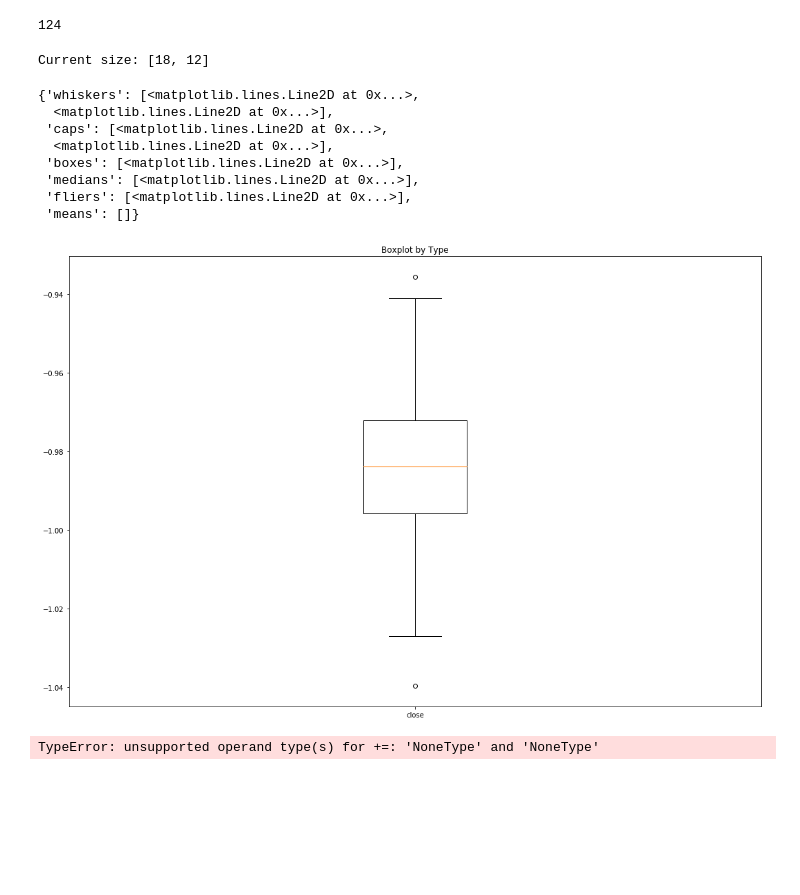
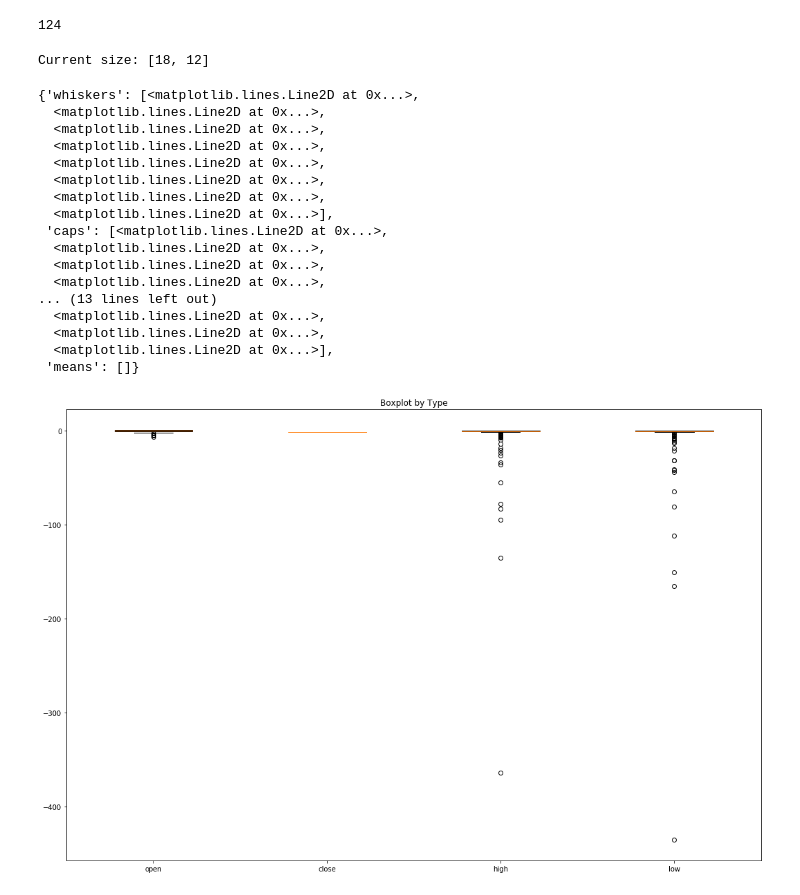
Before and after one commit to lutzkuen/algoTrading, a Jupyter notebook: data/visualize_estimators.ipynb, the cells around one changed output. Drawn from its saved outputs; the diff is of its cells as text; code cells hidden in the pictures; blank space fills up the shorter version.

```diff
--- a/data/visualize_estimators.ipynb
+++ b/data/visualize_estimators.ipynb
@@ -63,38 +63,31 @@ len(ope)
 # %%
 fig1, ax1 = plt.subplots()
 fig_size = plt.rcParams["figure.figsize"]
 print("Current size: " + str(fig_size))
 fig_size[0] = 18
 fig_size[1] = 12
 ax1.set_title('Boxplot by Type')
-#ax1.boxplot([ope, clo, hig, low], labels = ['open', 'close', 'high', 'low'])
-ax1.boxplot([clo], labels = ['close'])
+ax1.boxplot([ope, clo, hig, low], labels = ['open', 'close', 'high', 'low'])
+#ax1.boxplot([clo], labels = ['close'])
 # Get current size
 #plt.rcParams["figure.figsize"] = fig_size
 # %% [output]
 Current size: [18, 12]
 {'whiskers': [<matplotlib.lines.Line2D at 0x...>,
+  <matplotlib.lines.Line2D at 0x...>,
+  <matplotlib.lines.Line2D at 0x...>,
+  <matplotlib.lines.Line2D at 0x...>,
+  <matplotlib.lines.Line2D at 0x...>,
+  <matplotlib.lines.Line2D at 0x...>,
+  <matplotlib.lines.Line2D at 0x...>,
   <matplotlib.lines.Line2D at 0x...>],
  'caps': [<matplotlib.lines.Line2D at 0x...>,
+  <matplotlib.lines.Line2D at 0x...>,
+  <matplotlib.lines.Line2D at 0x...>,
+  <matplotlib.lines.Line2D at 0x...>,
+... (13 lines left out)
+  <matplotlib.lines.Line2D at 0x...>,
+  <matplotlib.lines.Line2D at 0x...>,
   <matplotlib.lines.Line2D at 0x...>],
- 'boxes': [<matplotlib.lines.Line2D at 0x...>],
- 'medians': [<matplotlib.lines.Line2D at 0x...>],
- 'fliers': [<matplotlib.lines.Line2D at 0x...>],
  'means': []}
-[figure, old version]
+[figure, new version]
-# %%
-vlist = []
-for key in estimators.keys():
-    r2 = estimators[key].get('open')
-    r2 += estimators[key].get('close')
-    r2 += estimators[key].get('high')
-    r2 += estimators[key].get('low')
-    r2 += estimators[key].get('vol')
-    vlist.append({'ins': key, 'r2': r2})
-
-vlist = sorted(vlist, key = lambda x: x.get('r2'), reverse = True)
-
-for line in vlist:
-    print(line.get('ins') + ' -- ' + str(line.get('r2')))
-# %% [output]
-TypeError: unsupported operand type(s) for +=: 'NoneType' and 'NoneType'
```
Also changed, not shown: parts of 2 cells of this notebook, 2 other files.
